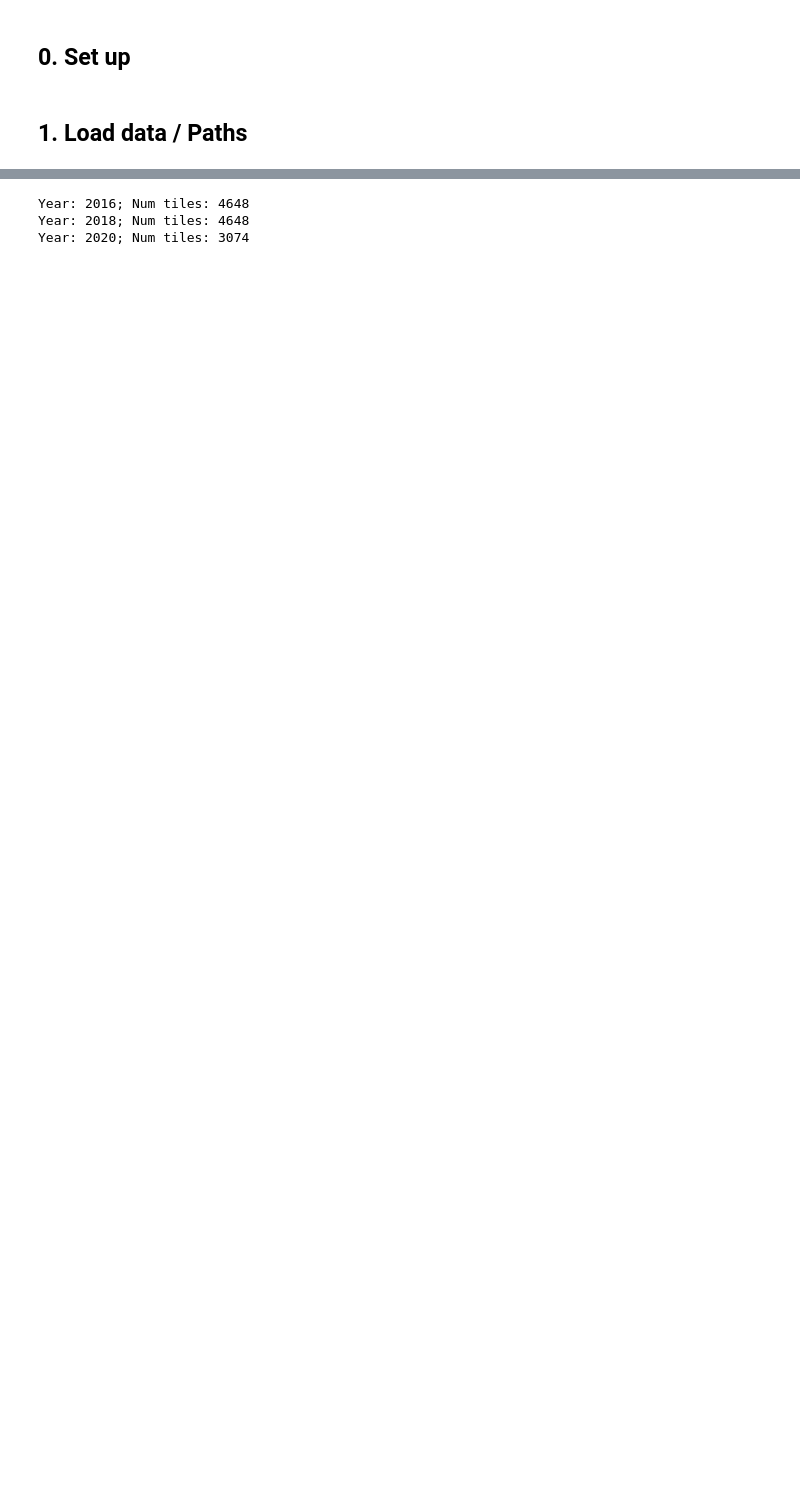
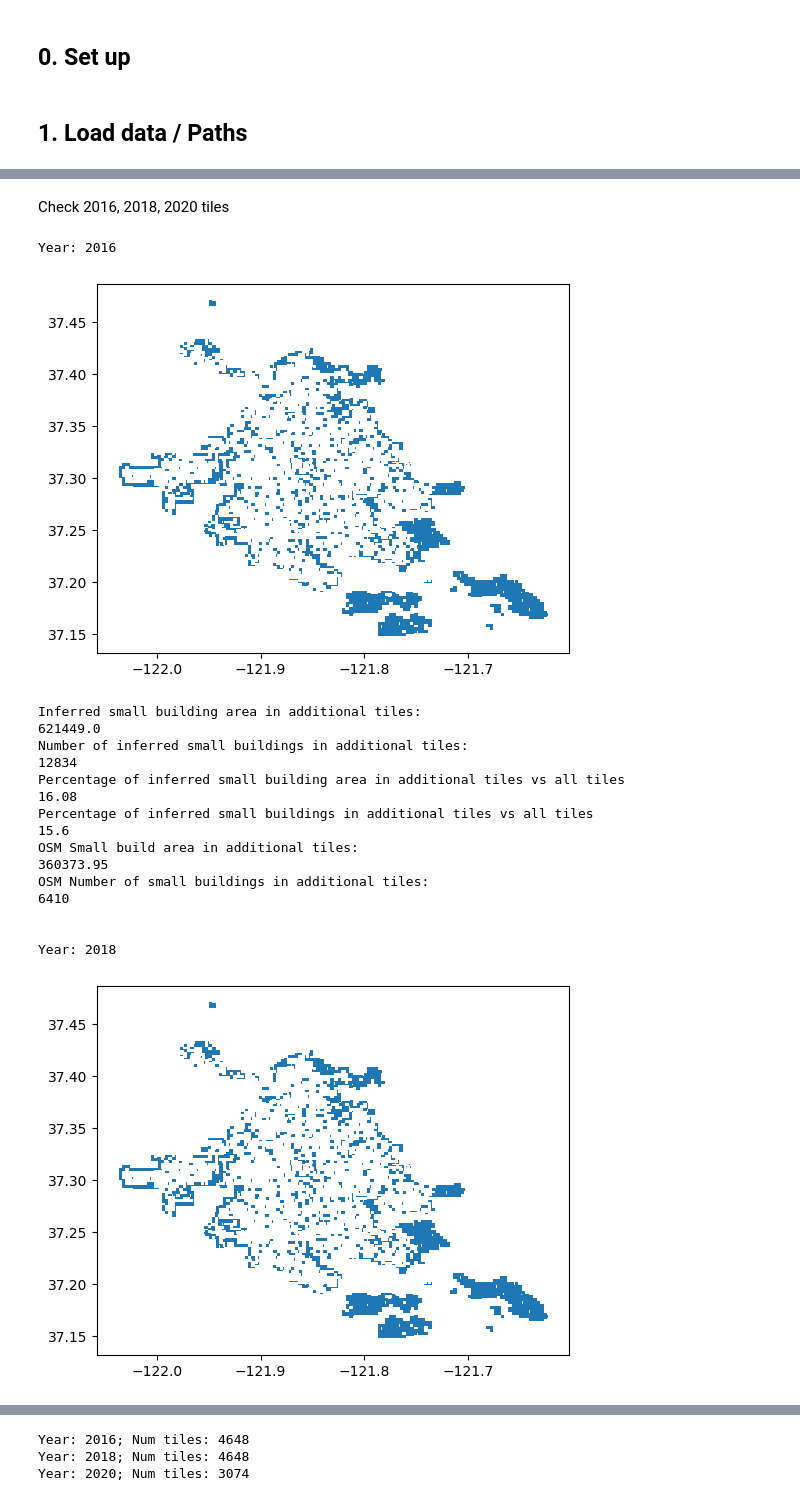
Before and after one commit to reglab/rgb-footprint-extract, a Jupyter notebook: naip_process/Inference-ADUs-in-time.ipynb, the cells around one changed output, grey strips where cells are left out. Cells and saved outputs as stored; diff of their text form; code cells hidden in the pictures; blank space fills up the shorter version.

```diff
--- a/naip_process/Inference-ADUs-in-time.ipynb
+++ b/naip_process/Inference-ADUs-in-time.ipynb
@@ -150,0 +164,54 @@ plt.show()
+# %% [markdown]
+Check 2016, 2018, 2020 tiles
+# %%
+# Check num buildings for tiles in 2016,18 not covered by 2020 tiles
+for year in ['2016', '2018']:
+    print('Year: {}'.format(year))
+    tiles_year_ex20 = (tiles_gdf[year].geometry.unary_union).difference(tiles_gdf['2020'].geometry.unary_union)
+
+    gpd.GeoDataFrame(geometry=[tiles_year_ex20]).plot()
+    plt.show()
+
+    test = gpd.clip(building_footprints_infer[year], tiles_year_ex20)
+
+    print('Inferred small building area in additional tiles: ')
+    print(round(test.loc[test['small'] == 1]['area'].sum(), 0))
+
+    print('Number of inferred small buildings in additional tiles: ')
+    print(test.loc[test['small'] == 1]['area'].count())
+
+    print('Percentage of inferred small building area in additional tiles vs all tiles')
+    print(round(test.loc[test['small'] == 1]['area'].sum() / (building_footprints_infer[year].loc[building_footprints_infer[year]['small'] == 1]['area'].sum()) * 100, 2))
+
+    print('Percentage of inferred small buildings in additional tiles vs all tiles')
+    print(round(test.loc[test['small'] == 1]['area'].count() / (building_footprints_infer[year].loc[building_footprints_infer[year]['small'] == 1]['area'].count()) * 100, 2))
+
+    # Check OSM builds in this space
+    osm_ext = gpd.clip(building_footprints_osm, tiles_year_ex20)
+
+    print('OSM Small build area in additional tiles: ')
+    print(round(osm_ext.loc[osm_ext['small'] == 1]['area'].sum(), 2))
+
+    print('OSM Number of small buildings in additional tiles: ')
+    print(osm_ext.loc[osm_ext['small'] == 1]['area'].count())
+
+    print('\n')
+# %% [output]
+Year: 2016
+[figure, added]
+Inferred small building area in additional tiles:
+621449.0
+Number of inferred small buildings in additional tiles:
+12834
+Percentage of inferred small building area in additional tiles vs all tiles
+16.08
+Percentage of inferred small buildings in additional tiles vs all tiles
+15.6
+OSM Small build area in additional tiles:
+360373.95
+OSM Number of small buildings in additional tiles:
+6410
+
+
+Year: 2018
+[figure, added]
```
Also changed, not shown: parts of 34 cells of this notebook, 1 other file.
